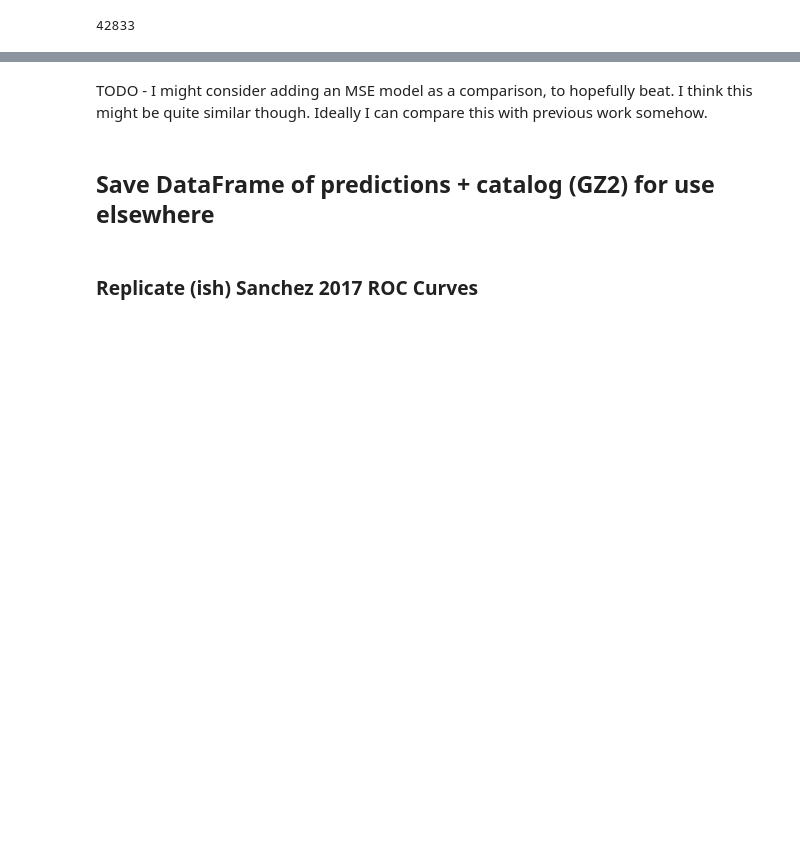
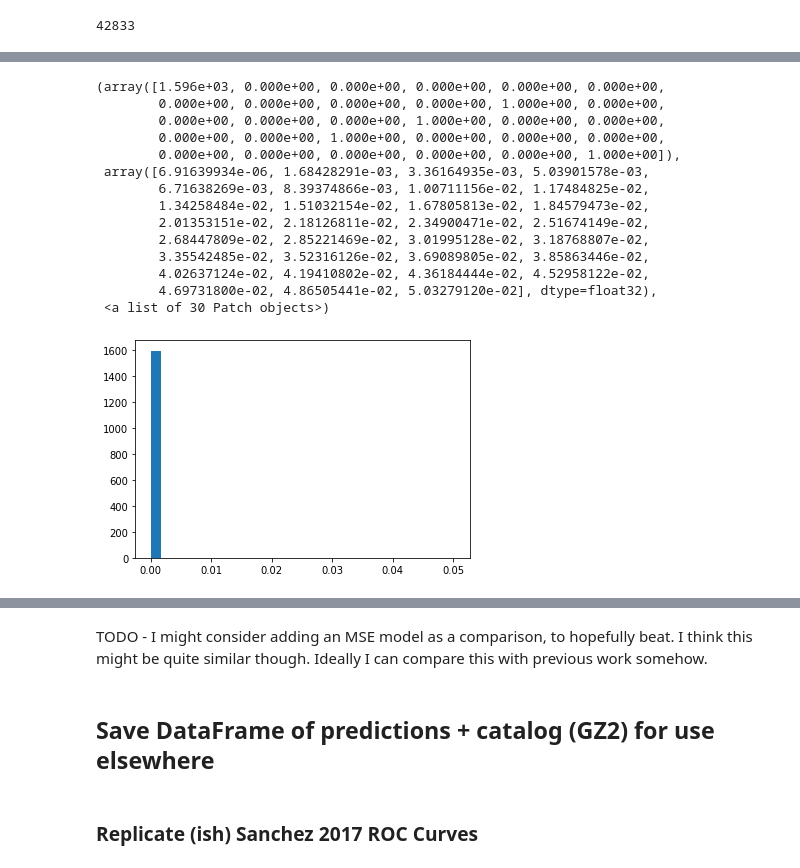
Before and after one commit to colinleach/zoobot, a Jupyter notebook: notebooks/multiq/predictions.ipynb, the cells around one changed output, grey strips where cells are left out. Cells and saved outputs as stored; diff of their text form; code cells hidden in the pictures; blank space fills up the shorter version.

```diff
--- a/notebooks/multiq/predictions.ipynb
+++ b/notebooks/multiq/predictions.ipynb
@@ -231,0 +322,18 @@ predictions.shape
+# %%
+plt.hist(np.std(predictions[:, 0, :], axis=-1), bins=30)
+# %% [output]
+(array([1.596e+03, 0.000e+00, 0.000e+00, 0.000e+00, 0.000e+00, 0.000e+00,
+        0.000e+00, 0.000e+00, 0.000e+00, 0.000e+00, 1.000e+00, 0.000e+00,
+        0.000e+00, 0.000e+00, 0.000e+00, 1.000e+00, 0.000e+00, 0.000e+00,
+        0.000e+00, 0.000e+00, 1.000e+00, 0.000e+00, 0.000e+00, 0.000e+00,
+        0.000e+00, 0.000e+00, 0.000e+00, 0.000e+00, 0.000e+00, 1.000e+00]),
+ array([6.91639934e-06, 1.68428291e-03, 3.36164935e-03, 5.03901578e-03,
+        6.71638269e-03, 8.39374866e-03, 1.00711156e-02, 1.17484825e-02,
+        1.34258484e-02, 1.51032154e-02, 1.67805813e-02, 1.84579473e-02,
+        2.01353151e-02, 2.18126811e-02, 2.34900471e-02, 2.51674149e-02,
+        2.68447809e-02, 2.85221469e-02, 3.01995128e-02, 3.18768807e-02,
+        3.35542485e-02, 3.52316126e-02, 3.69089805e-02, 3.85863446e-02,
+        4.02637124e-02, 4.19410802e-02, 4.36184444e-02, 4.52958122e-02,
+        4.69731800e-02, 4.86505441e-02, 5.03279120e-02], dtype=float32),
+ <a list of 30 Patch objects>)
+[figure, added]
```
Also changed, not shown: parts of 21 cells of this notebook, 8 other files.
